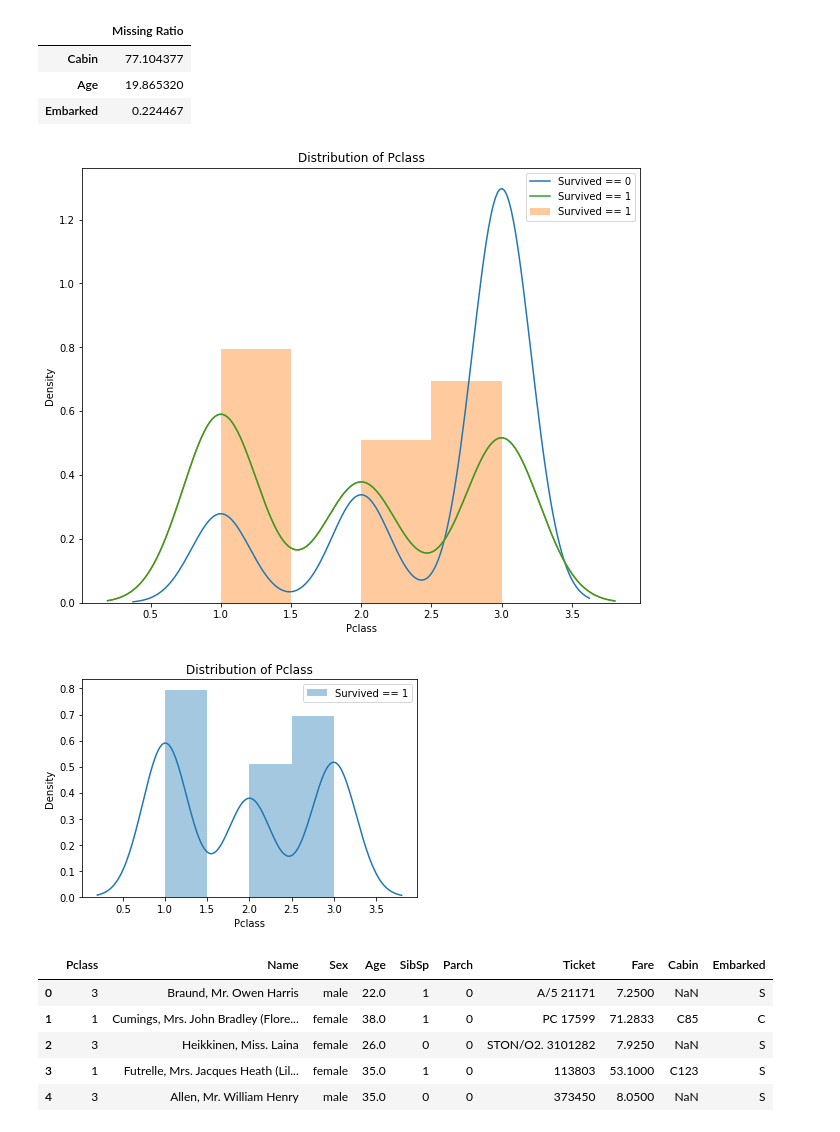
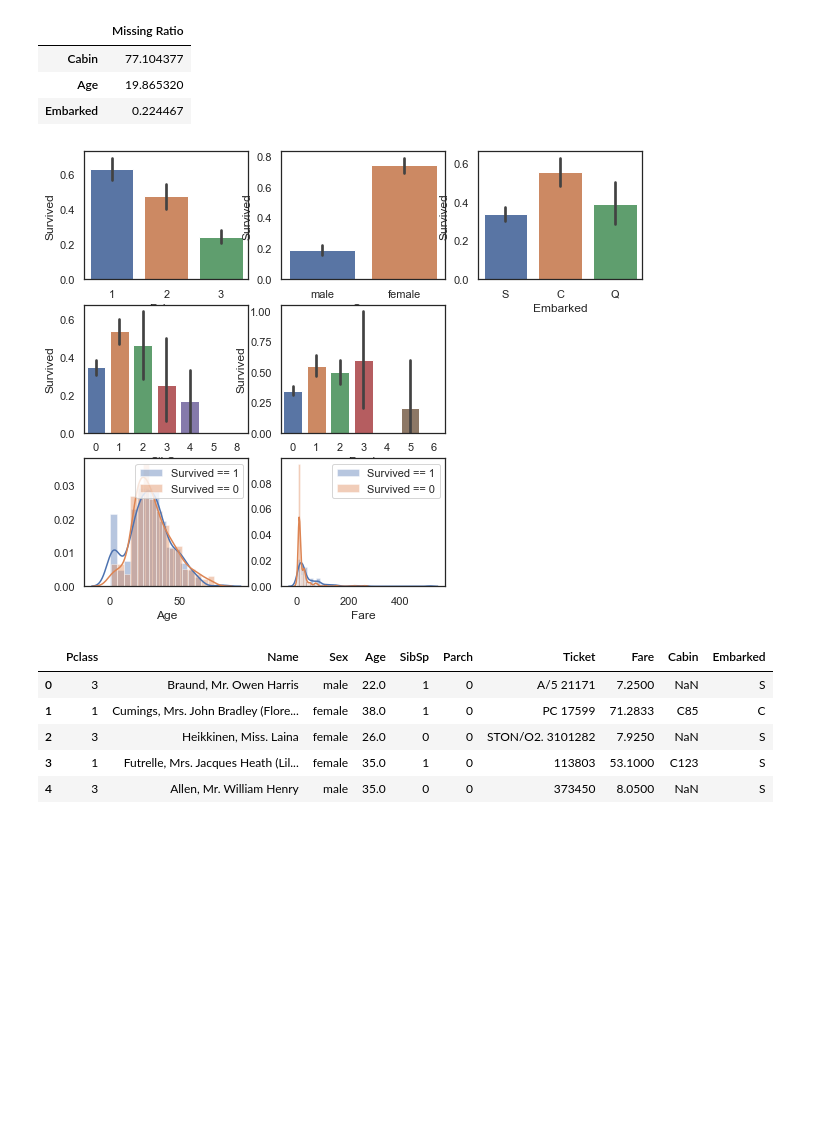
Before and after one commit to GallonShih/Projects, a Jupyter notebook: SideProject/02_Kaggle_Titanic/Titanic.ipynb, the cells around one changed output. Cells and saved outputs as stored; diff of their text form; code cells hidden in the pictures; blank space fills up the shorter version.

```diff
--- a/SideProject/02_Kaggle_Titanic/Titanic.ipynb
+++ b/SideProject/02_Kaggle_Titanic/Titanic.ipynb
@@ -98,32 +99,41 @@ na_check(train)
 | Cabin | 77.104377 |
 | Age | 19.865320 |
 | Embarked | 0.224467 |
-# %%
-import seaborn as sns # 另一個繪圖-樣式套件
-# 設定繪圖區域的長與寬
-plt.figure(figsize = (10, 8))
-
-# Kenel Density Estimation (KDE) plot: 會準時還貸者 - 下圖紅線
-sns.kdeplot(train.loc[train['Survived'] == 0, 'Pclass'], label = 'Survived == 0')
-sns.distplot(train.loc[train['Survived'] == 1, 'Pclass'], label = 'Survived == 1')
-# KDE plot: 不會準時還貸者 - 下圖藍線
-sns.kdeplot(train.loc[train['Survived'] == 1, 'Pclass'], label = 'Survived == 1')
-
-# 設定標題與 X, y 軸的說明
-plt.xlabel('Pclass'); plt.ylabel('Density'); plt.title('Distribution of Pclass');
-plt.legend()
-# 輸出繪圖 : 有的ipynb環境, 會在一格結束時自動輸出繪圖, 但加上這行能保證在不同環境都會畫出圖形
-plt.show()
-# %% [output]
-[figure, removed]
-# %%
-# 完整分布圖 (distplot) : 將 bar 與 Kde 同時呈現
-sns.distplot(train.loc[train['Survived'] == 1, 'Pclass'], label = 'Survived == 1')
-plt.legend()
-plt.xlabel('Pclass'); plt.ylabel('Density'); plt.title('Distribution of Pclass');
-plt.show()
-# %% [output]
-[figure, removed]
+# %%
+# 設定繪圖區域的長與寬
+fig = plt.figure(figsize = (10, 8), dpi=72,
+           facecolor="white",edgecolor="green")
+
+# 設定子圖
+ax_1 = fig.add_subplot(3, 3, 1)
+sns.barplot(x='Pclass',y='Survived',data=train)
+
+ax_2 = fig.add_subplot(3, 3, 2)
+sns.barplot(x='Sex',y='Survived',data=train)
+
+ax_3 = fig.add_subplot(3, 3, 3)
+sns.barplot(x='Embarked',y='Survived',data=train)
+
+ax_4 = fig.add_subplot(3, 3, 4)
+sns.barplot(x='SibSp',y='Survived',data=train)
+
+ax_5 = fig.add_subplot(3, 3, 5)
+sns.barplot(x='Parch',y='Survived',data=train)
+
+ax_7 = fig.add_subplot(3, 3, 7)
+sns.distplot(train.loc[train['Survived'] == 1, 'Age'], label = 'Survived == 1')
+sns.distplot(train.loc[train['Survived'] == 0, 'Age'], label = 'Survived == 0')
+ax_7.legend()
+
+ax_8 = fig.add_subplot(3, 3, 8)
+sns.distplot(train.loc[train['Survived'] == 1, 'Fare'], label = 'Survived == 1')
+sns.distplot(train.loc[train['Survived'] == 0, 'Fare'], label = 'Survived == 0')
+ax_8.legend()
+
+plt.plot()
+plt.show()
+# %% [output]
+[figure, added]
 # %%
 # 訓練資料需要 train_X, train_Y / 預測輸出需要 ids(識別每個預測值), test_X
 # 在此先抽離出 train_Y 與 ids, 而先將 train_X, test_X 該有的資料合併成 df, 先作特徵工程
```
Also changed, not shown: parts of 26 cells of this notebook, 1 other file.
